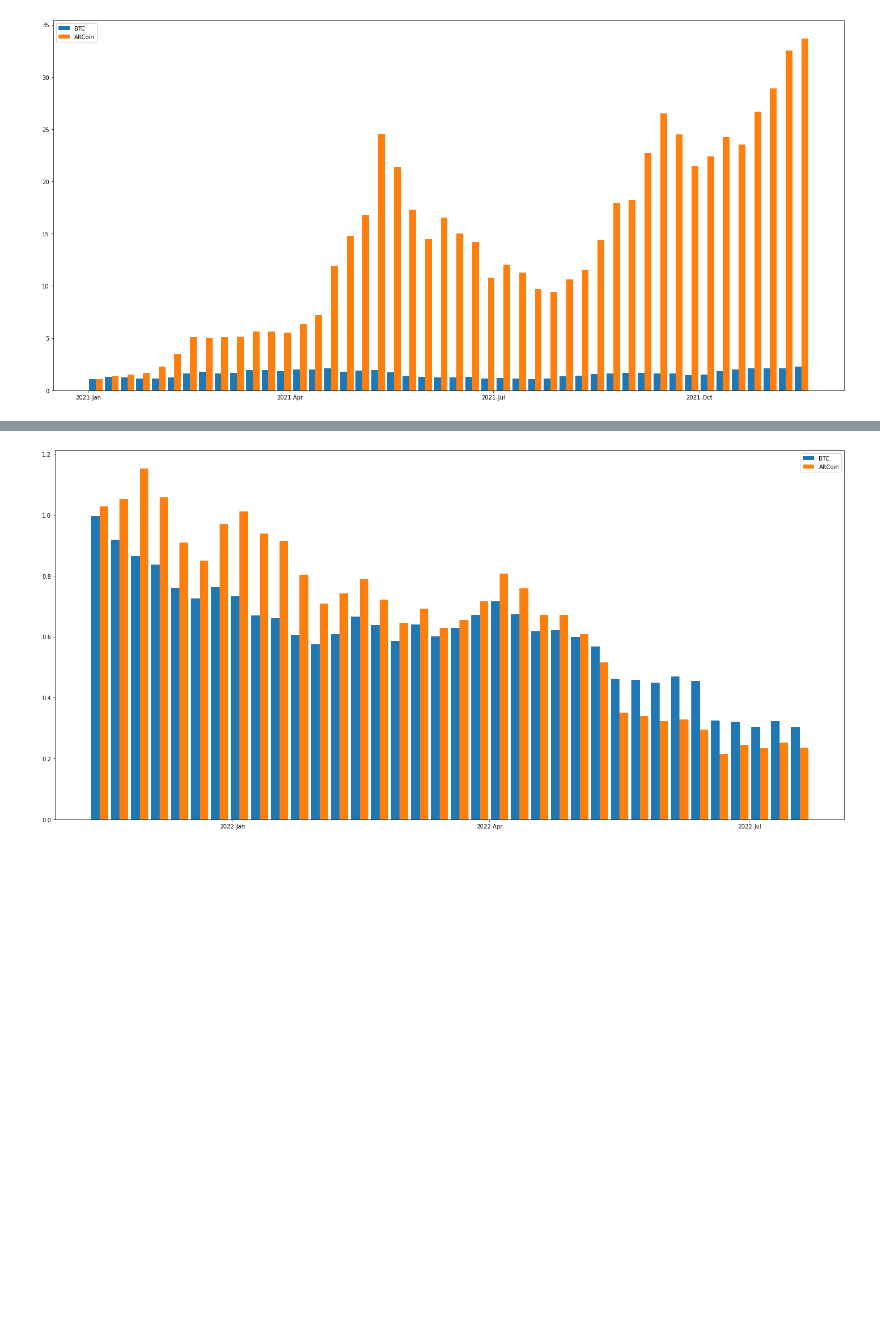
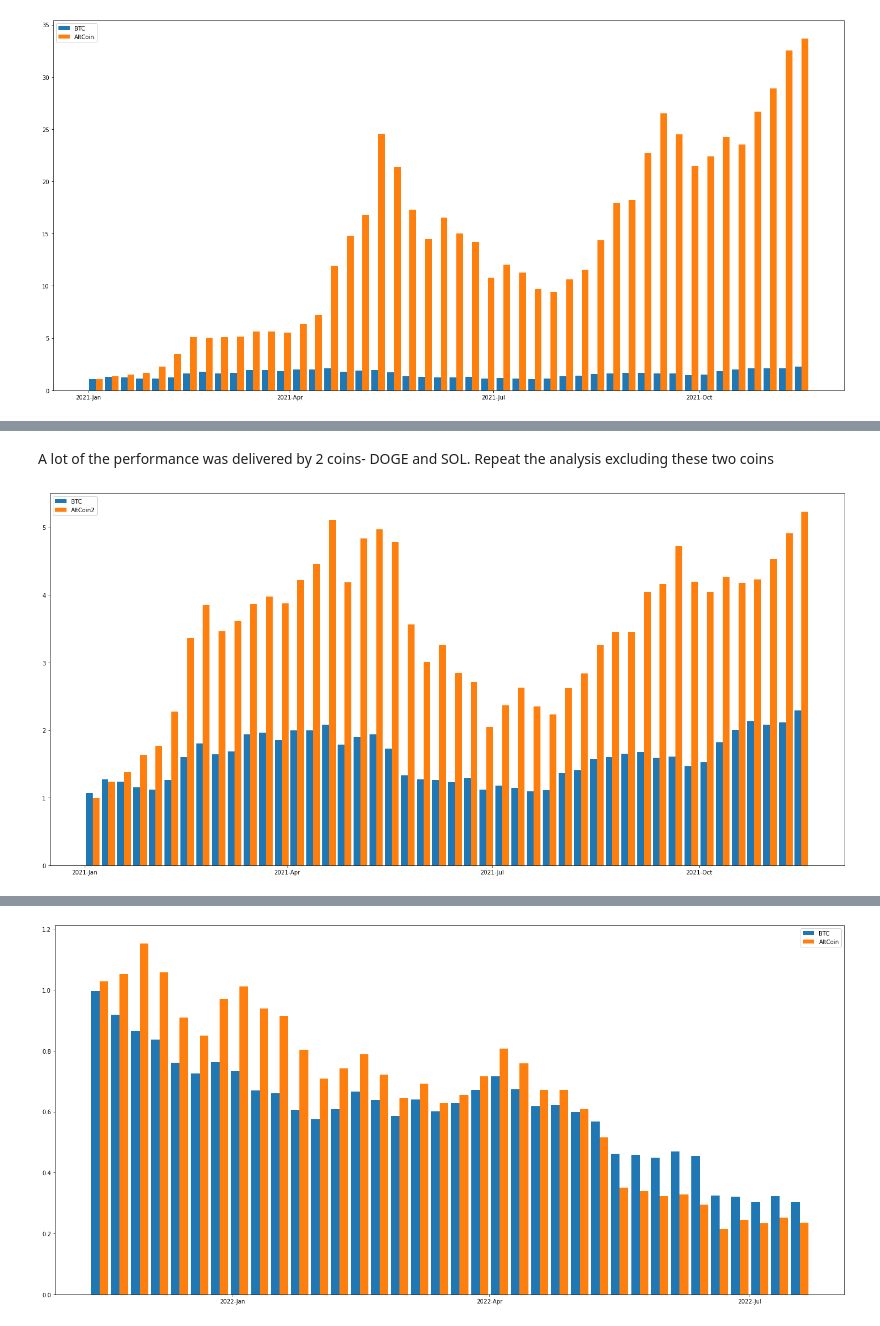
Before and after one commit to quantivfy/PublicNotebooks, a Jupyter notebook: Crypto2/Crypto.ipynb, the cells around one changed output, grey strips where cells are left out. Drawn from its saved outputs; the diff is of its cells as text; code cells hidden in the pictures; blank space fills up the shorter version.

```diff
--- a/Crypto2/Crypto.ipynb
+++ b/Crypto2/Crypto.ipynb
@@ -171,0 +279,9 @@ PlotPairs(btcBullWeekly, 'BTC', atlCoinIndexWeekly, 'AltCoin')
+# %% [markdown]
+A lot of the performance was delivered by 2 coins- DOGE and SOL.  Repeat the analysis excluding these two coins
+# %%
+atlCoinIndex2 = ((aaveBull.RelativeClose + atomBull.RelativeClose + croBull.RelativeClose +
+    + miotaBull.RelativeClose) / 4).to_frame('RelativeClose')
+atlCoinIndexWeekly2 = atlCoinIndex2.resample('W').mean()
+PlotPairs(btcBullWeekly, 'BTC', atlCoinIndexWeekly2, 'AltCoin2')
+# %% [output]
+[figure, added]
```
Also changed, not shown: parts of 18 cells of this notebook.
